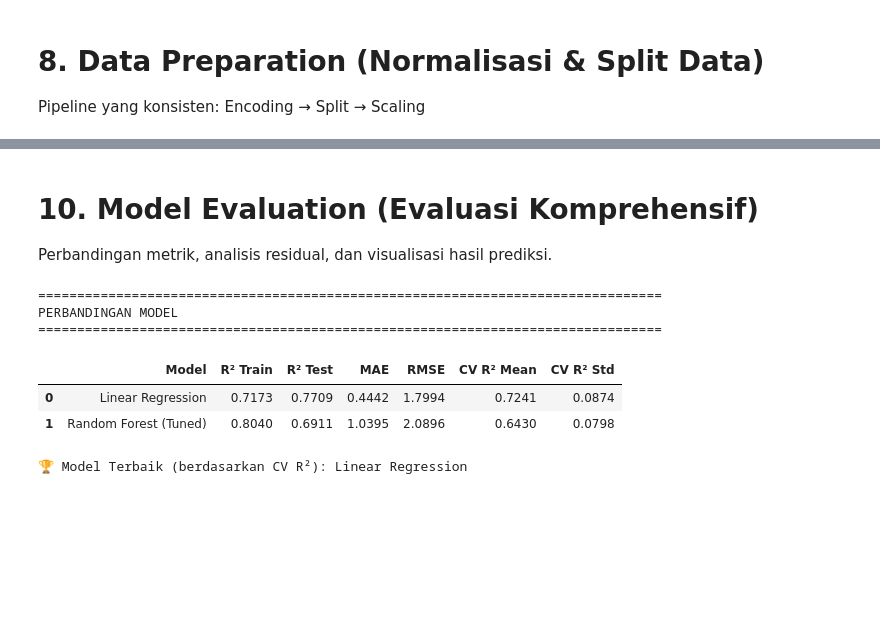
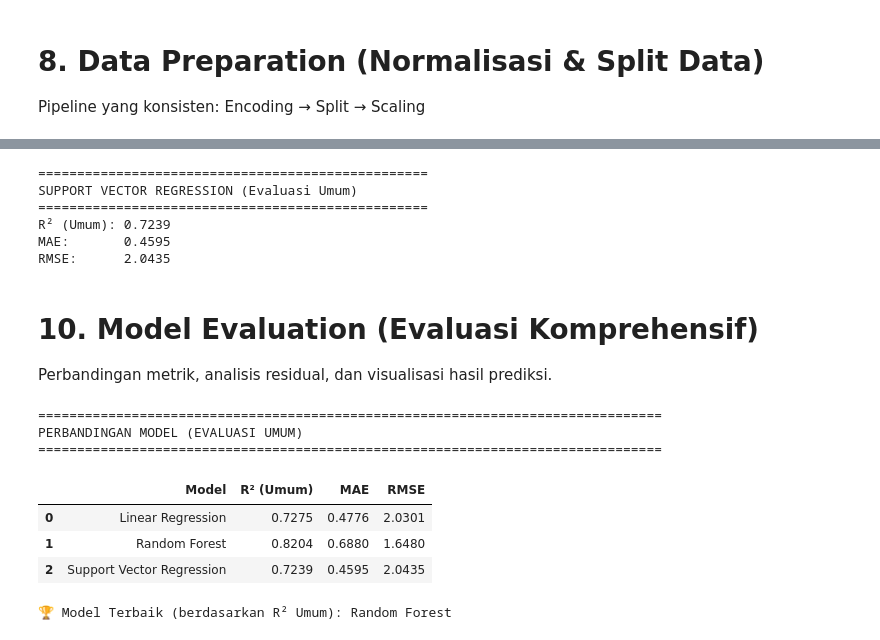
Before and after one commit to Fahmi1945/Student-Examp-Performance-DS, a Jupyter notebook: UAS_DS.ipynb, the cells around one changed output, grey strips where cells are left out. Cells and saved outputs as stored; diff of their text form; code cells hidden in the pictures; blank space fills up the shorter version.

```diff
--- a/Student_Examp_Performance_DS.ipynb
+++ b/UAS_DS.ipynb
@@ -759,0 +706,14 @@ Cross-Validation R² (5-Fold):
+# %%
+# Evaluasi Random Forest pada seluruh data
+y_pred_rf = model_rf.predict(X_scaled)
+
+r2_rf = r2_score(y, y_pred_rf)
+mae_rf = mean_absolute_error(y, y_pred_rf)
+rmse_rf = np.sqrt(mean_squared_error(y, y_pred_rf))
+
+print("=" * 50)
+print("RANDOM FOREST REGRESSION (Evaluasi Umum)")
+print("=" * 50)
+print(f"R² (Umum): {r2_rf:.4f}")
+print(f"MAE:       {mae_rf:.4f}")
+print(f"RMSE:      {rmse_rf:.4f}")
@@ -760,32 +727,64 @@ Cross-Validation R² (5-Fold):
+# %%
+import numpy as np
+from sklearn.svm import SVR
+from sklearn.metrics import r2_score, mean_absolute_error, mean_squared_error
+
+# ===== 3. SUPPORT VECTOR REGRESSION (SVR) =====
+# Latih model pada seluruh data
+model_svr = SVR(kernel='rbf', C=1.0, epsilon=0.1)
+model_svr.fit(X_scaled, y)
+
+# Prediksi pada seluruh data
+y_pred_svr = model_svr.predict(X_scaled)
+
+# Evaluasi pada seluruh data
+r2_svr = r2_score(y, y_pred_svr)
+mae_svr = mean_absolute_error(y, y_pred_svr)
+rmse_svr = np.sqrt(mean_squared_error(y, y_pred_svr))
+
+print("=" * 50)
+print("SUPPORT VECTOR REGRESSION (Evaluasi Umum)")
+print("=" * 50)
+print(f"R² (Umum): {r2_svr:.4f}")
+print(f"MAE:       {mae_svr:.4f}")
+print(f"RMSE:      {rmse_svr:.4f}")
+# %% [output]
+==================================================
+SUPPORT VECTOR REGRESSION (Evaluasi Umum)
+==================================================
+R² (Umum): 0.7239
+MAE:       0.4595
+RMSE:      2.0435
 # %% [markdown]
 # 10. Model Evaluation (Evaluasi Komprehensif)
 Perbandingan metrik, analisis residual, dan visualisasi hasil prediksi.
 # %%
-# 10a. Tabel Perbandingan Metrik (dari variabel, BUKAN hardcode)
+import numpy as np
+import pandas as pd
+
+# 10a. Tabel Perbandingan Metrik
 results = pd.DataFrame({
-    'Model': ['Linear Regression', 'Random Forest (Tuned)'],
-    'R² Train': [r2_lr_train, r2_rf_train],
-    'R² Test': [r2_lr_test, r2_rf_test],
-    'MAE': [mae_lr, mae_rf],
-    'RMSE': [rmse_lr, rmse_rf],
-    'CV R² Mean': [cv_scores_lr.mean(), cv_scores_rf.mean()],
-    'CV R² Std': [cv_scores_lr.std(), cv_scores_rf.std()]
+    'Model': ['Linear Regression', 'Random Forest', 'Support Vector Regression'],
+    'R² (Umum)': [r2_lr, r2_rf, r2_svr],
+    'MAE': [mae_lr, mae_rf, mae_svr],
+    'RMSE': [rmse_lr, rmse_rf, rmse_svr]
 })
 
 print("=" * 80)
-print("PERBANDINGAN MODEL")
+print("PERBANDINGAN MODEL (EVALUASI UMUM)")
 print("=" * 80)
 display(results.round(4))
 
-# Tentukan model terbaik berdasarkan CV R²
-best_model_name = results.loc[results['CV R² Mean'].idxmax(), 'Model']
-print(f"\n🏆 Model Terbaik (berdasarkan CV R²): {best_model_name}")
+# Tentukan model terbaik berdasarkan R²
+best_model_name = results.loc[results['R² (Umum)'].idxmax(), 'Model']
+print(f"\n🏆 Model Terbaik (berdasarkan R² Umum): {best_model_name}")
 # %% [output]
 ================================================================================
-PERBANDINGAN MODEL
+PERBANDINGAN MODEL (EVALUASI UMUM)
 ================================================================================
-|  | Model | R² Train | R² Test | MAE | RMSE | CV R² Mean | CV R² Std |
-| 0 | Linear Regression | 0.7173 | 0.7709 | 0.4442 | 1.7994 | 0.7241 | 0.0874 |
-| 1 | Random Forest (Tuned) | 0.8040 | 0.6911 | 1.0395 | 2.0896 | 0.6430 | 0.0798 |
+|  | Model | R² (Umum) | MAE | RMSE |
+| 0 | Linear Regression | 0.7275 | 0.4776 | 2.0301 |
+| 1 | Random Forest | 0.8204 | 0.6880 | 1.6480 |
+| 2 | Support Vector Regression | 0.7239 | 0.4595 | 2.0435 |
-🏆 Model Terbaik (berdasarkan CV R²): Linear Regression
+🏆 Model Terbaik (berdasarkan R² Umum): Random Forest
 # %%
```
Also changed, not shown: parts of 22 cells of this notebook.
